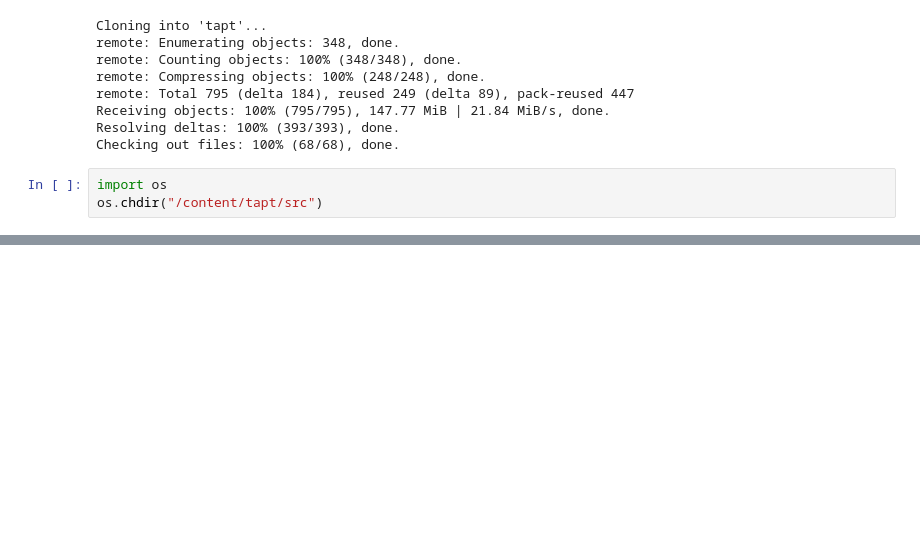
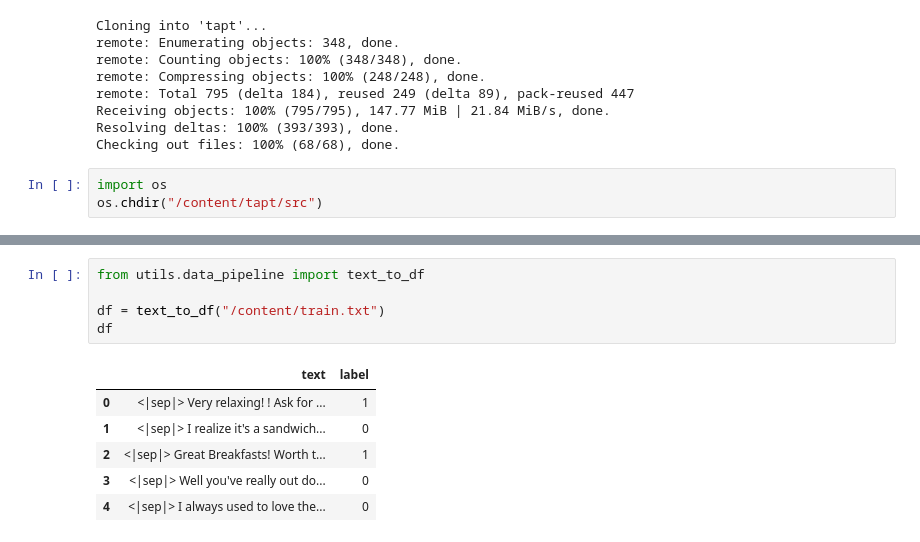
Before and after one commit to chrisliu298/tapt, a Jupyter notebook: demo/data_pipeline.ipynb, the cells around one changed output, grey strips where cells are left out. Saved outputs shown, nothing was run; the diff lists cells and outputs as text; blank space fills up the shorter version.

Commit message:
Update text_to_df function

```diff
--- a/demo/data_pipeline.ipynb
+++ b/demo/data_pipeline.ipynb
@@ -87,0 +89,12 @@ Downloading and preparing dataset yelp_polarity/plain_text (download: 158.67 MiB
+# %%
+from utils.data_pipeline import text_to_df
+
+df = text_to_df("/content/train.txt")
+df
+# %% [output]
+|  | text | label |
+| 0 | <|sep|> Very relaxing! ! Ask for ... | 1 |
+| 1 | <|sep|> I realize it's a sandwich... | 0 |
+| 2 | <|sep|> Great Breakfasts! Worth t... | 1 |
+| 3 | <|sep|> Well you've really out do... | 0 |
+| 4 | <|sep|> I always used to love the... | 0 |
```
Also changed, not shown: parts of 1 cell of this notebook, 2 other files.
